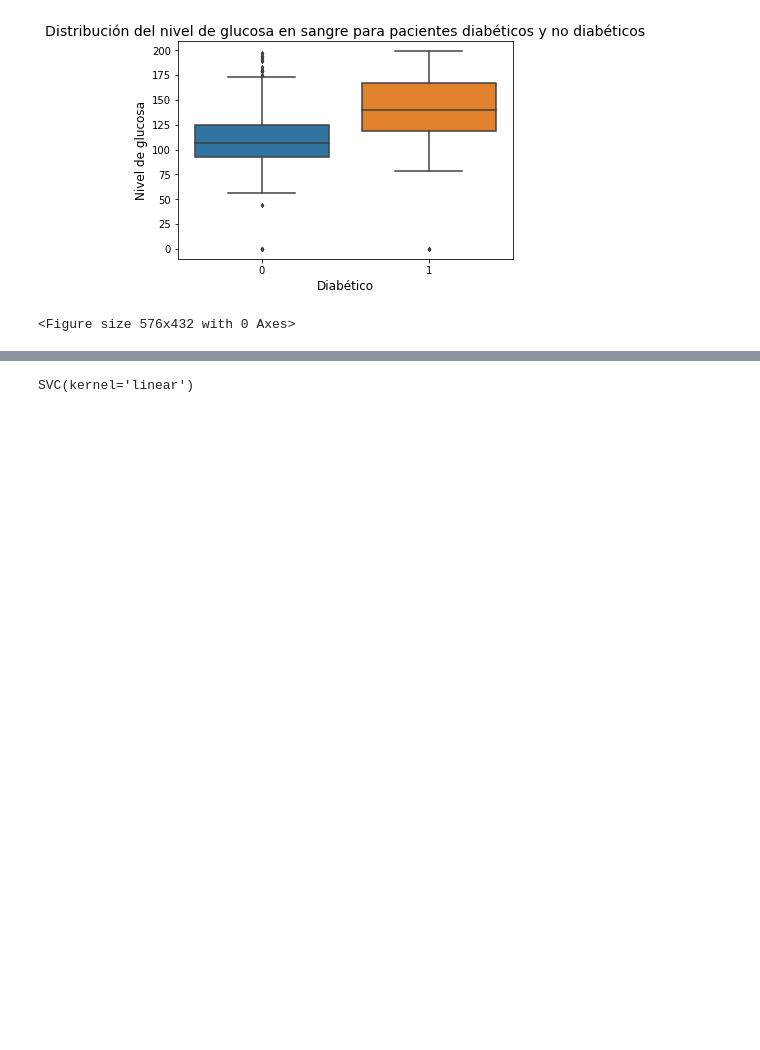
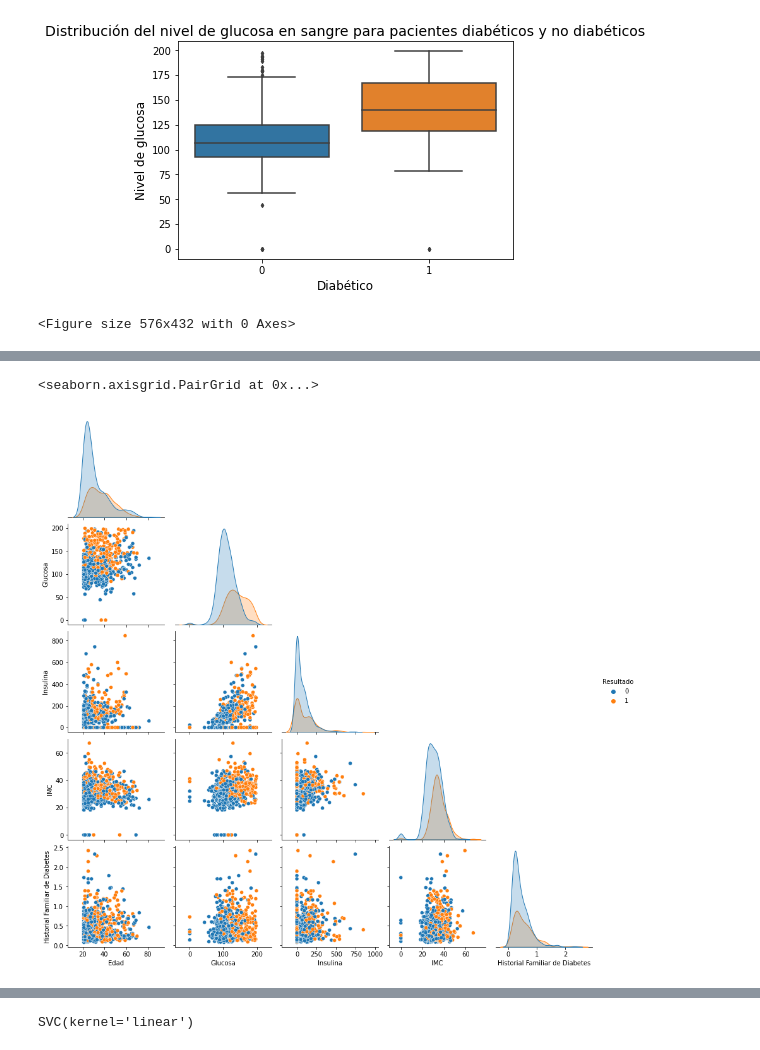
Before and after one commit to NicolasLascours/Predicci-n-de-Diabetes, a Jupyter notebook: main.ipynb, the cells around one changed output, grey strips where cells are left out. Saved outputs shown, nothing was run; the diff lists cells and outputs as text; code cells hidden in the pictures; blank space fills up the shorter version.

```diff
--- a/main.ipynb
+++ b/main.ipynb
@@ -108,2 +136,7 @@ plt.show()
+# %%
+sns.pairplot(data=diabetes_df_limpio, hue='Resultado', corner=True)
+# %% [output]
+<seaborn.axisgrid.PairGrid at 0x...>
+[figure, added]
 # %%
 #separo los datos y los labels
```
Also changed, not shown: parts of 11 cells of this notebook, 1 other file.
